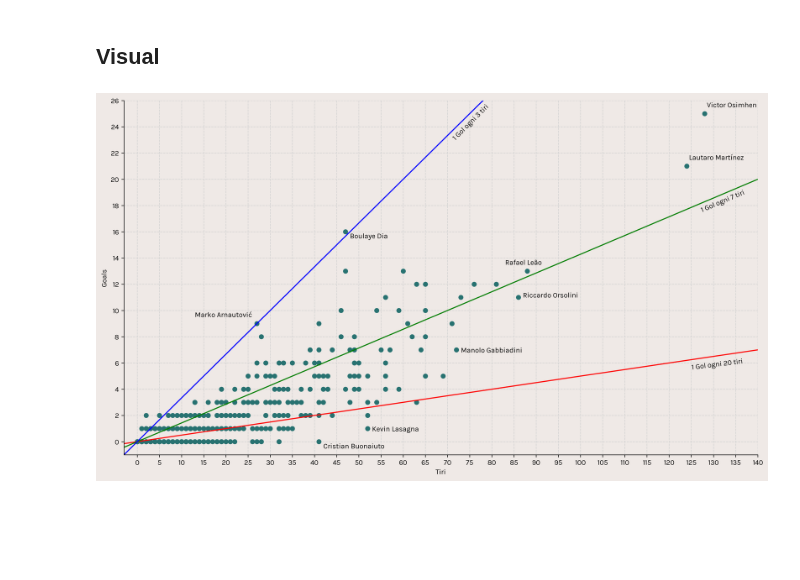
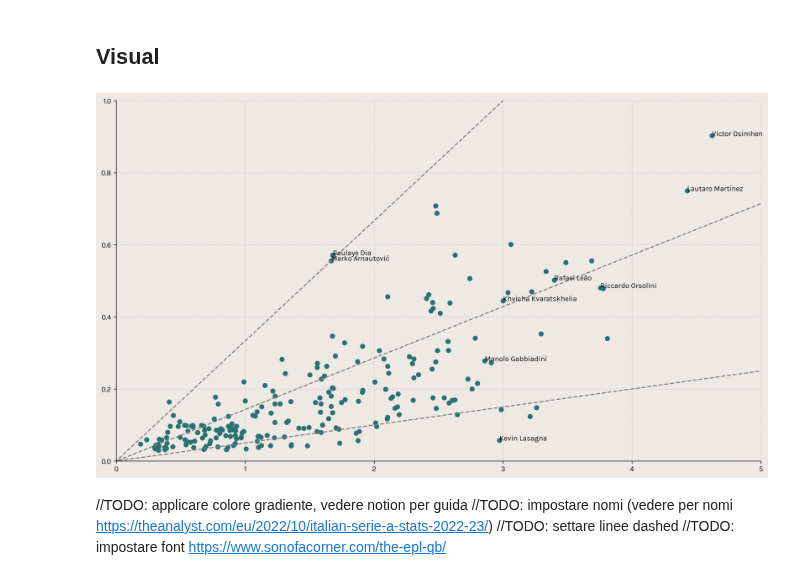
Before and after one commit to Weinsz/SciViz-SerieA-2022-23, a Jupyter notebook: Grafici/TiriGiocatori.ipynb, the cells around one changed output. Drawn from its saved outputs; the diff is of its cells as text; code cells hidden in the pictures; blank space fills up the shorter version.

```diff
--- a/Grafici/TiriGiocatori.ipynb
+++ b/Grafici/TiriGiocatori.ipynb
@@ -22,11 +22,19 @@ for x in os.listdir(font_path):
 plt.style.use("../Grafici/assets/stylesheets/soc_base.mplstyle")
 plt.rcParams['font.family'] = 'Karla'
 # %%
-df = pd.read_csv("./data/shooting.csv", sep='\t').set_index('Rk')[['Player', 'Gls', 'Sh']]
+df = pd.read_csv("./data/shooting.csv", sep='\t').set_index('Rk')[['Player', 'Gls', 'Sh', '90s']]
 #df.plot.scatter('Sh', 'Gls')
+df = df[df['90s'] >= 10]
 # %%
 def remove_noGls_noSh(df):
     for i in df.index:
         if df.loc[i].Gls == 0 or df.loc[i].Sh == 0:
             df.drop(i, inplace=True)
-#remove_noGls_noSh(df)
+remove_noGls_noSh(df)
+
+def per_90(x, n):
+    return x/n
+
+df = df.assign(Gls_90 = lambda x: x.Gls/x["90s"])
+df = df.assign(Sh_90 = lambda x: x.Sh/x["90s"])
+df
@@ -38,43 +61,52 @@ def plot_line(m, ax, **kwargs):
     x = [ax.get_ylim()[0]-5, ax.get_xlim()[1]+5]
     ax.plot(x, [op(x[0]), op(x[1])], **kwargs)
 
-def ann(ax, pl, a = 0.5, b=0.5):
-    ax.annotate(pl.Player, xy=(0,0), xytext=(pl.Sh+a, pl.Gls+b) )
+def ann(ax, pl, a=0, b=0):
+    ax.annotate(pl.Player, xy=(0,0), xytext=(pl.Sh_90+a, pl.Gls_90+b) )
 # %%
 fig = plt.figure(figsize=(16, 9), dpi=300)
 ax = plt.subplot()
 ax.grid(visible=True, ls='--', color='lightgrey')
-
+'''
 ax.set_ylim(-1, 26)
 ax.set_xlim(-3, 140)
 ax.set_ylabel("Goals")
 ax.set_xlabel("Tiri")
 ax.xaxis.set_ticks([x for x in range(0, 145, 5)])
 ax.yaxis.set_ticks([x for x in range(0, 27, 2)])
+'''
 
 ann(ax, df[df.Gls == 25].iloc[0])
 ann(ax, df[df.Gls == 21].iloc[0])
-ann(ax, df[df.Gls == 16].iloc[0], 1, -0.5)
-ann(ax, df[(df.Gls == 9) & (df.Sh < 30)].iloc[0], -14)
-ann(ax, df[df.Sh == 88].iloc[0], -5)
-ann(ax, df[df.Sh == 86].iloc[0], 1, 0)
-ann(ax, df[(df.Sh == 52) & (df.Gls == 1)].iloc[0], 1, -.2)
-ann(ax, df[(df.Sh == 72) & (df.Gls == 7)].iloc[0], 1, -.2)
-ann(ax, df[(df.Sh == 41) & (df.Gls == 0)].iloc[0], 1, -0.5)
+ann(ax, df[df.Gls == 16].iloc[0])
+ann(ax, df[(df.Gls == 9) & (df.Sh < 30)].iloc[0])
+ann(ax, df[df.Sh == 88].iloc[0])
+ann(ax, df[df.Sh == 86].iloc[0])
+ann(ax, df[(df.Sh == 52) & (df.Gls == 1)].iloc[0])
+ann(ax, df[(df.Sh == 72) & (df.Gls == 7)].iloc[0])
+ann(ax, df[df.Player == "Khvicha Kvaratskhelia"].iloc[0])
 
-
+'''
 ax.annotate("1 Gol ogni 20 tiri", xy=(0, 0), xytext=(125, 5.5)).set_rotation(7)
 ax.annotate("1 Gol ogni 7 tiri", xy=(0, 0), xytext=(127, 17.5)).set_rotation(23)
 ax.annotate("1 Gol ogni 3 tiri", xy=(0, 0), xytext=(71, 23)).set_rotation(45)
+'''
 
+ax.set_ylim(0, 1)
+ax.set_xlim(0, 5)
 
 ax.scatter(
-    df.Sh, df.Gls,
+    df.Sh_90, df.Gls_90,
     zorder=2
 )
 
-plot_line(1/20, ax, color='red')
-plot_line(1/7, ax, color='green')
-plot_line(1/3 ,ax, color='blue')
+plot_line(1/20, ax, color='grey', ls='--')
+plot_line(1/7, ax, color='grey', ls='--')
+plot_line(1/3, ax, color='grey', ls='--')
 # %% [output]
-[figure, old version]
+[figure, new version]
+# %% [markdown]
+//TODO: applicare colore gradiente, vedere notion per guida
+//TODO: impostare nomi (vedere per nomi https://theanalyst.com/eu/2022/10/italian-serie-a-stats-2022-23/)
+//TODO: settare linee dashed
+//TODO: impostare font https://www.sonofacorner.com/the-epl-qb/
```
Also changed, not shown: parts of 1 cell of this notebook.
